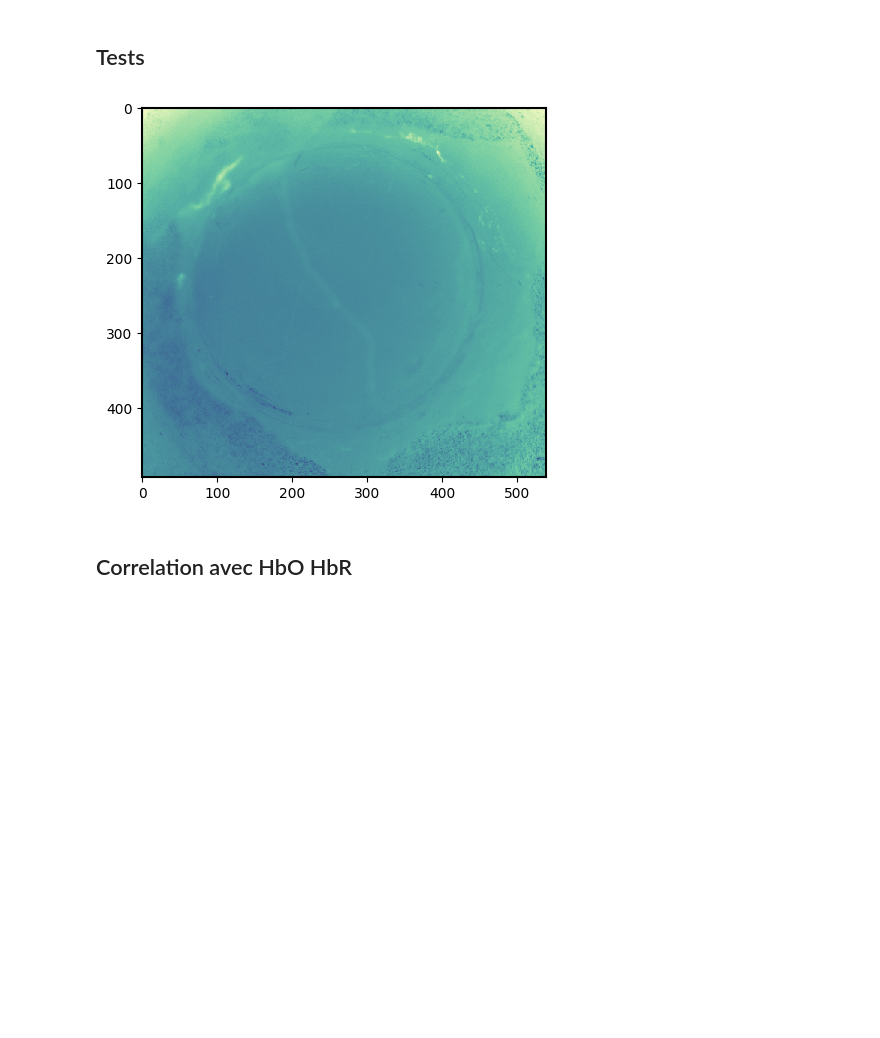
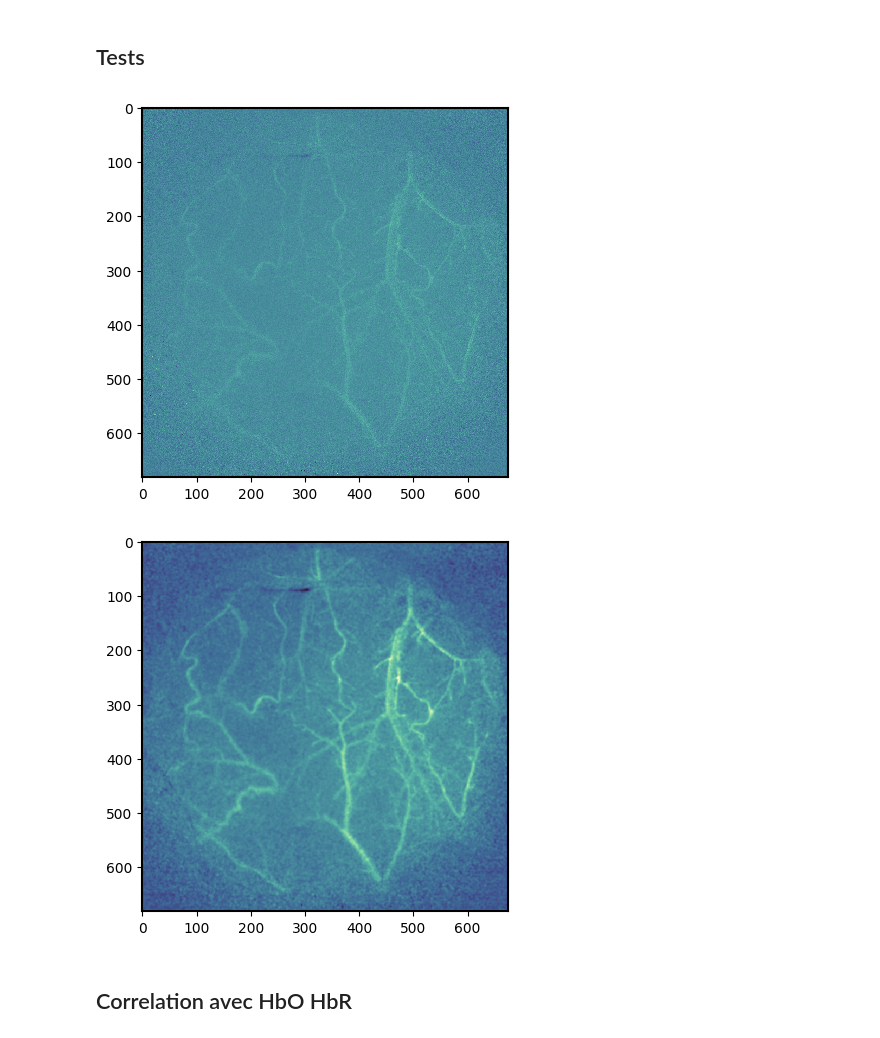
Before and after one commit to Laboratory-of-Vincent-Breton-Provencher/Widefield-Imaging-Acquisition, a Jupyter notebook: analysisPipeline/IOI.ipynb, the cells around one changed output. Drawn from its saved outputs; the diff is of its cells as text; code cells hidden in the pictures; blank space fills up the shorter version.

Commit message:
LSCI pipeline advanced

```diff
--- a/analysisPipeline/IOI.ipynb
+++ b/analysisPipeline/IOI.ipynb
@@ -569,14 +569,36 @@ def dHb_pipeline(data_path, save_path, correct_motion=True, bin_size=3, filter=T
     print("Done")
 # %% [markdown]
 ## Tests
-# %%
-test = False
-if test:
-    data_path = r"Z:\gGermain\2024_09_12\4"
-    save_path = data_path
-    dHb_pipeline(data_path, save_path, filter=False, bin_size=None)
-# %% [output]
-[figure, removed]
+# %%
+test = False
+if test:
+    data_path = r"Z:\gGermain\2024_09_12\4"
+    save_path = data_path
+    dHb_pipeline(data_path, save_path, filter=False, bin_size=None)
+
+
+# tests gaussian filter
+%matplotlib inline
+# %matplotlib qt
+# data = np.load(r"Z:\gGermain\2024_09_12\4\computedHb_nofilter.npy")
+data_filtered = gaussian_filter(data, sigma=1.5, axes=(2, 3))
+frame = 117
+plt.imshow(data[0,frame])
+plt.show()
+plt.imshow(data_filtered[0,frame])
+plt.show()
+
+# data_types = ['HbO', 'HbR', 'HbT']
+# save_path = r"Z:\gGermain\2024_09_12\4"
+# for frames, typpe in zip(data_filtered, data_types):
+#     try:
+#         os.mkdir(save_path + "\\"  + typpe)
+#     except FileExistsError:
+#         print("Folder already created")
+#     save_as_tiff(frames, typpe, save_path + "\\" + typpe)
+# %% [output]
+[figure, added]
+[figure, added]
 # %% [markdown]
 ## Correlation avec HbO HbR
 # %%
```
Also changed, not shown: 4 other files.
